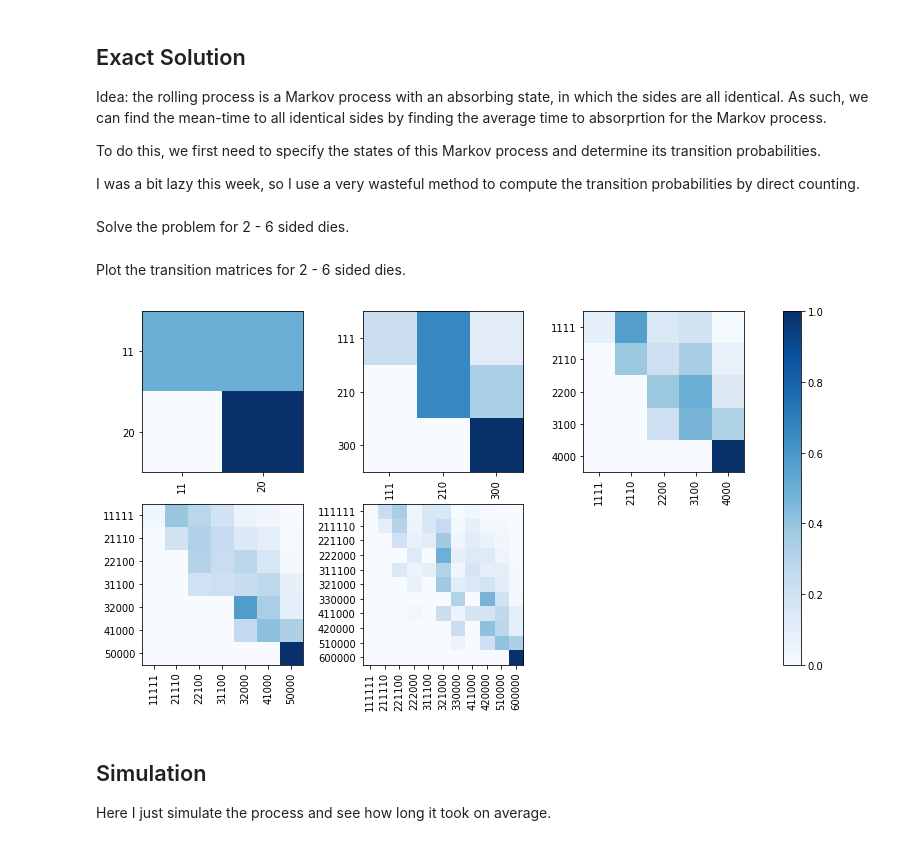
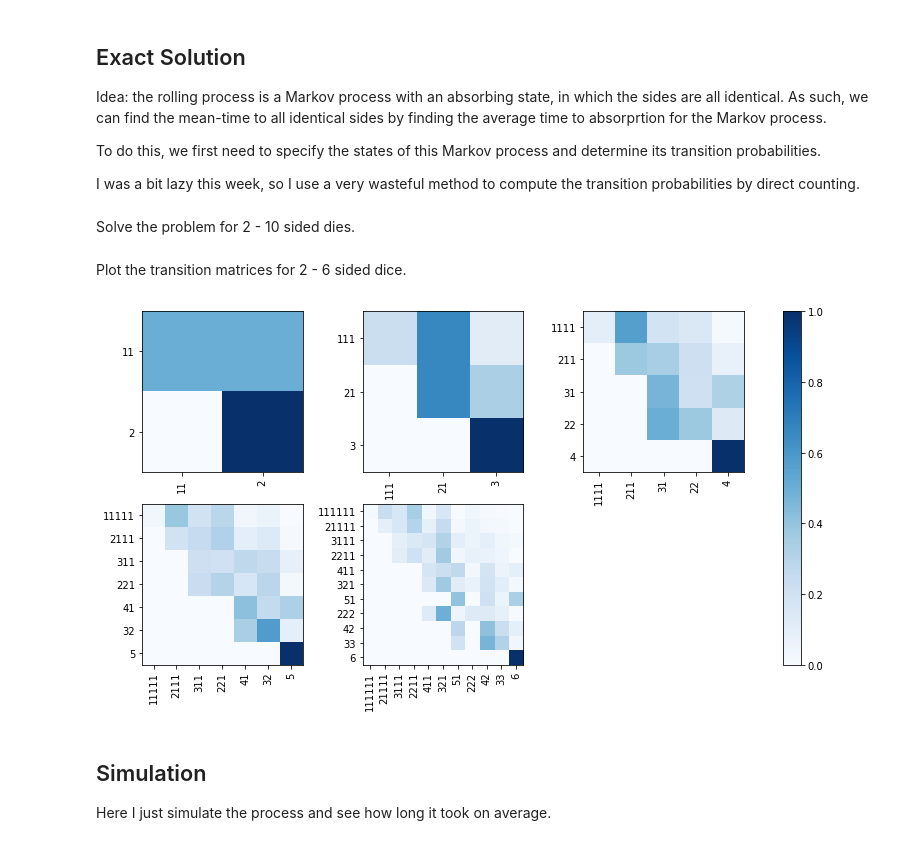
Before and after one commit to pkepley/blog-notebooks, a Jupyter notebook: 20200403_RiddlerSoln0327/riddler_2020327.ipynb, the cells around one changed output. Saved outputs shown, nothing was run; the diff lists cells and outputs as text; code cells hidden in the pictures.

```diff
--- a/20200403_RiddlerSoln0327/riddler_2020327.ipynb
+++ b/20200403_RiddlerSoln0327/riddler_2020327.ipynb
@@ -69,0 +32,4 @@ def transition_matrix(n_sides):
+# %%
+def distinct_permutations(s_type):
+    n_distinct = len(s_type)
+    return list(set(permutations(s_type, r = len(s_type))))
@@ -70,12 +58,42 @@ def transition_matrix(n_sides):
+# %%
+def transition_prob(i_type, j_type, n_sides):
+    qi = (1.0 / n_sides) * np.array(i_type)
+
+    if len(j_type) < len(i_type):
+        n_pad = len(i_type) - len(j_type)
+        j_type = j_type + [0]*n_pad
+
+    p_ij = 0
+    for e in distinct_permutations(j_type):
+        p_ij += multinomial.pmf(e, n =n_sides, p = qi)
+
+    return p_ij
+
+def transition_matrix(n_sides):
+    s_types = descending_partitions(n_sides)
+    n_types = len(s_types)
+
+    p = np.zeros((n_types, n_types))
+
+    for i in range(n_types):
+        i_type = s_types[i]
+
+        for j in range(n_types):
+            j_type = s_types[j]
+
+            if len(j_type) <= len(i_type):
+                p[i, j] = transition_prob(i_type, j_type, n_sides)
+
+    return p, n_types, [''.join([str(k) for k in s]) for s in s_types]
 # %% [markdown]
-Solve the problem for 2 - 6 sided dies.
+Solve the problem for 2 - 10 sided dies.
 # %%
 ps = dict()
 mus = dict()
 average_relabelings_exact = dict()
 states = dict()
 
-for n_sides in range(2,7):
+for n_sides in range(2,10+1):
     # Generate the transition matrices
     p, n_types, s_types = transition_matrix(n_sides)
 
@@ -89,25 +107,25 @@ for n_sides in range(2,7):
     average_relabelings_exact[n_sides] = mus[n_sides][0].item()
     states[n_sides] = deepcopy(s_types)
 # %% [markdown]
-Plot the transition matrices for 2 - 6 sided dies.
+Plot the transition matrices for 2 - 6 sided dice.
 # %%
 fig, axs = plt.subplots(2, 3, figsize=(14,6.5))
 
-for n_sides in range(2,7):
+for n_sides in range(2,6+1):
     i, j = (n_sides - 2) // 3, (n_sides-2) % 3
     im = axs[i][j].imshow(ps[n_sides], cmap='Blues')
 
     axs[i][j].set_xticks(np.arange(len(states[n_sides])))
     axs[i][j].set_xticklabels(states[n_sides], rotation=90)
 
     axs[i][j].set_yticks(np.arange(len(states[n_sides])))
     axs[i][j].set_yticklabels(states[n_sides], rotation=0)
 
 fig.delaxes(axs[1, 2])
 fig.colorbar(im, ax=axs.ravel().tolist())
 plt.show()
 # %% [output]
-[figure, old version]
+[figure, new version]
 # %% [markdown]
 ## Simulation
 Here I just simulate the process and see how long it took on average.
```
Also changed, not shown: parts of 7 cells of this notebook.
